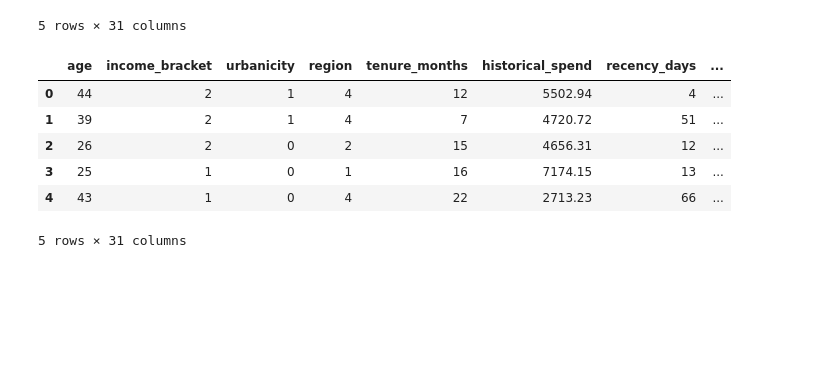
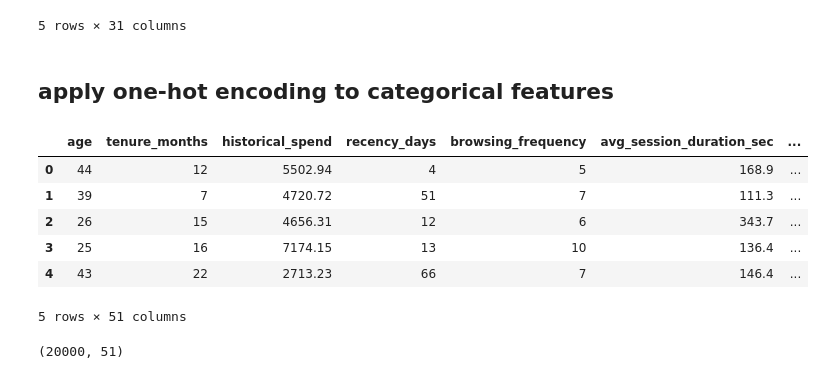
Before and after one commit to kanishka-80/EconoCausal, a Jupyter notebook: ML/EconoCausal_project.ipynb, the cells around one changed output. Saved outputs shown, nothing was run; the diff lists cells and outputs as text; code cells hidden in the pictures; blank space fills up the shorter version.

Commit message:
Apply One-Hot Encoding to categorical features

```diff
--- a/ML/EconoCausal_project.ipynb
+++ b/ML/EconoCausal_project.ipynb
@@ -306,17 +303,23 @@ LE=LabelEncoder()
-# %%
-for c in X.select_dtypes(include=["object"]).columns:
-    X[c]=LE.fit_transform(X[c].astype(str))
-
-
-X.head()
-# %% [output]
-|  | age | income_bracket | urbanicity | region | tenure_months | historical_spend | recency_days | ... |
-| 0 | 44 | 2 | 1 | 4 | 12 | 5502.94 | 4 | ... |
-| 1 | 39 | 2 | 1 | 4 | 7 | 4720.72 | 51 | ... |
-| 2 | 26 | 2 | 0 | 2 | 15 | 4656.31 | 12 | ... |
-| 3 | 25 | 1 | 0 | 1 | 16 | 7174.15 | 13 | ... |
-| 4 | 43 | 1 | 0 | 4 | 22 | 2713.23 | 66 | ... |
-5 rows × 31 columns
+# %% [markdown]
+## apply one-hot encoding to categorical features
+# %%
+X = pd.get_dummies(X,
+    columns=X.select_dtypes(include=["object","category"]).columns,
+    drop_first=True,dtype=int
+)
+X.head()
+# %% [output]
+|  | age | tenure_months | historical_spend | recency_days | browsing_frequency | avg_session_duration_sec | ... |
+| 0 | 44 | 12 | 5502.94 | 4 | 5 | 168.9 | ... |
+| 1 | 39 | 7 | 4720.72 | 51 | 7 | 111.3 | ... |
+| 2 | 26 | 15 | 4656.31 | 12 | 6 | 343.7 | ... |
+| 3 | 25 | 16 | 7174.15 | 13 | 10 | 136.4 | ... |
+| 4 | 43 | 22 | 2713.23 | 66 | 7 | 146.4 | ... |
+5 rows × 51 columns
+# %%
+X.shape
+# %% [output]
+(20000, 51)
 # %%
 X.dtypes
 # %% [output]
```
Also changed, not shown: parts of 5 cells of this notebook.
